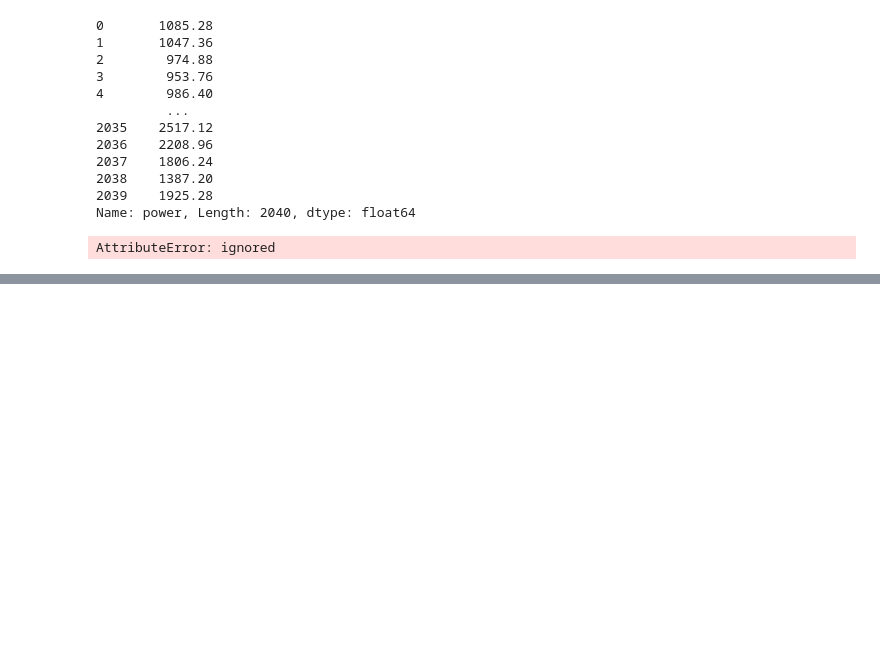
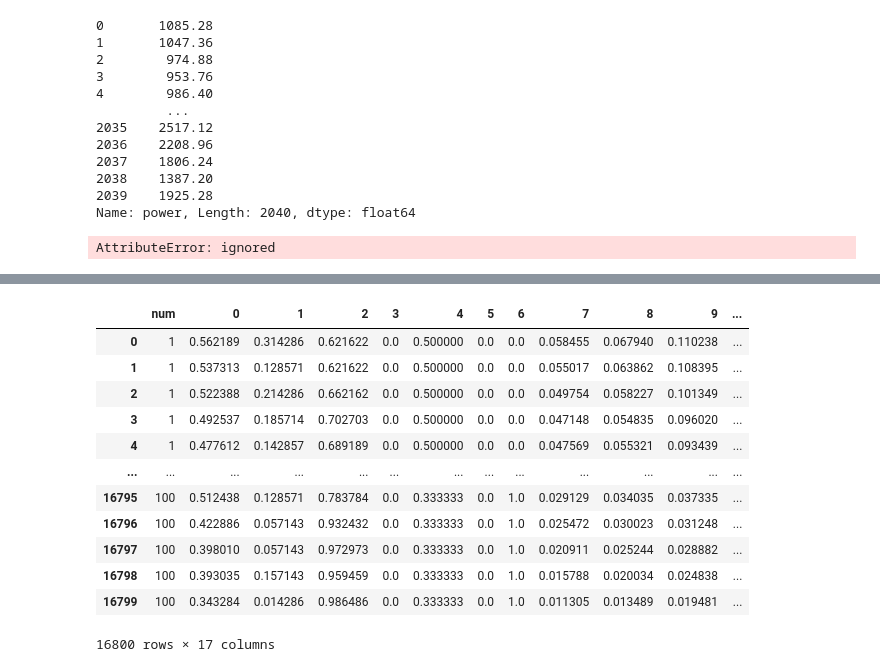
Before and after one commit to joosk3R/jskRprac, a Jupyter notebook: dacon_e_e.ipynb, the cells around one changed output, grey strips where cells are left out. Cells and saved outputs as stored; diff of their text form; code cells hidden in the pictures; blank space fills up the shorter version.

```diff
--- a/dacon_e_e.ipynb
+++ b/dacon_e_e.ipynb
@@ -2059,0 +2222,4 @@ submission.to_csv('/content/drive/MyDrive/energe/energy_sub.csv', index = False)
+# %%
+a = pd.read_csv("/test.csv")
+df["time"] = a["num_date_time"].apply(lambda x: (x[-3:]))
+df['time'] = df["time"].astype("str")
@@ -2059,0 +2241,2 @@ submission.to_csv('/content/drive/MyDrive/energe/energy_sub.csv', index = False)
+# %%
+df['time'] = df["time"].astype("str")
@@ -2059,0 +2325,16 @@ submission.to_csv('/content/drive/MyDrive/energe/energy_sub.csv', index = False)
+# %%
+test_df
+# %% [output]
+|  | num | 0 | 1 | 2 | 3 | 4 | 5 | 6 | 7 | 8 | 9 | ... |
+| 0 | 1 | 0.562189 | 0.314286 | 0.621622 | 0.0 | 0.500000 | 0.0 | 0.0 | 0.058455 | 0.067940 | 0.110238 | ... |
+| 1 | 1 | 0.537313 | 0.128571 | 0.621622 | 0.0 | 0.500000 | 0.0 | 0.0 | 0.055017 | 0.063862 | 0.108395 | ... |
+| 2 | 1 | 0.522388 | 0.214286 | 0.662162 | 0.0 | 0.500000 | 0.0 | 0.0 | 0.049754 | 0.058227 | 0.101349 | ... |
+| 3 | 1 | 0.492537 | 0.185714 | 0.702703 | 0.0 | 0.500000 | 0.0 | 0.0 | 0.047148 | 0.054835 | 0.096020 | ... |
+| 4 | 1 | 0.477612 | 0.142857 | 0.689189 | 0.0 | 0.500000 | 0.0 | 0.0 | 0.047569 | 0.055321 | 0.093439 | ... |
+| ... | ... | ... | ... | ... | ... | ... | ... | ... | ... | ... | ... | ... |
+| 16795 | 100 | 0.512438 | 0.128571 | 0.783784 | 0.0 | 0.333333 | 0.0 | 1.0 | 0.029129 | 0.034035 | 0.037335 | ... |
+| 16796 | 100 | 0.422886 | 0.057143 | 0.932432 | 0.0 | 0.333333 | 0.0 | 1.0 | 0.025472 | 0.030023 | 0.031248 | ... |
+| 16797 | 100 | 0.398010 | 0.057143 | 0.972973 | 0.0 | 0.333333 | 0.0 | 1.0 | 0.020911 | 0.025244 | 0.028882 | ... |
+| 16798 | 100 | 0.393035 | 0.157143 | 0.959459 | 0.0 | 0.333333 | 0.0 | 1.0 | 0.015788 | 0.020034 | 0.024838 | ... |
+| 16799 | 100 | 0.343284 | 0.014286 | 0.986486 | 0.0 | 0.333333 | 0.0 | 1.0 | 0.011305 | 0.013489 | 0.019481 | ... |
+16800 rows × 17 columns
```
Also changed, not shown: parts of 37 cells of this notebook.
